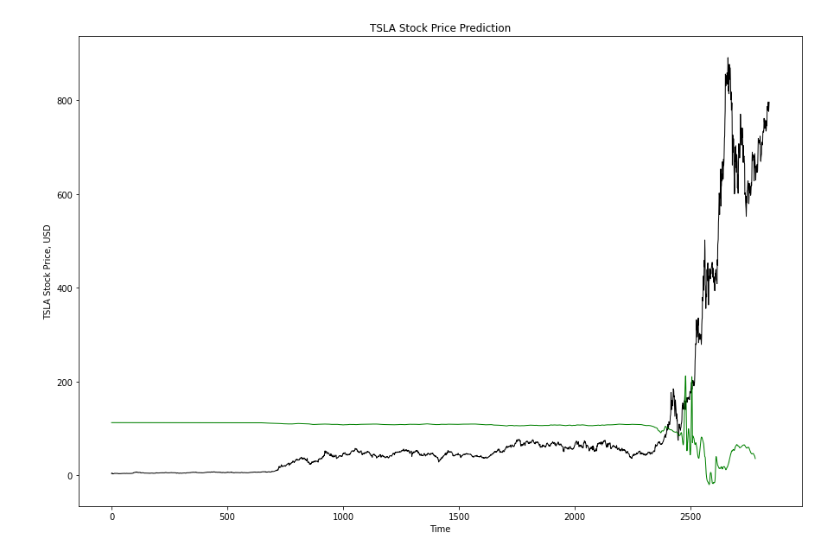
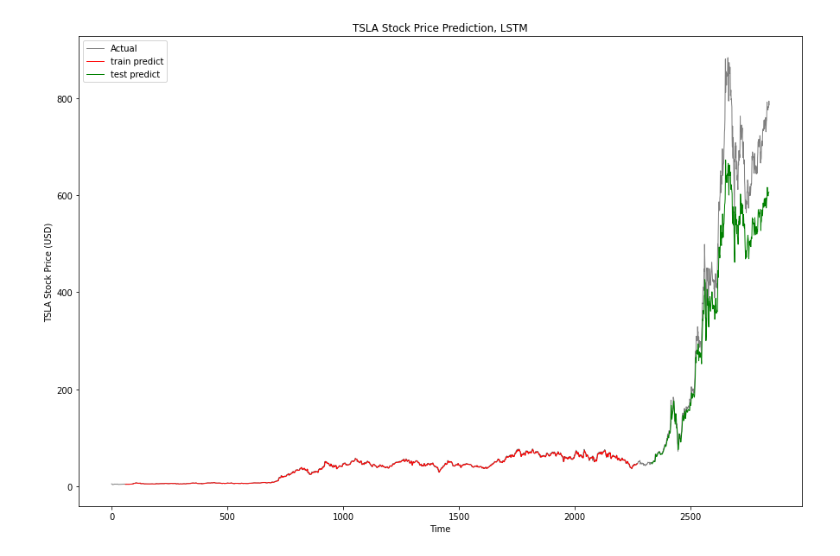
Before and after one commit to Diean233/171Group11, a Jupyter notebook: LSTM.ipynb, the cells around one changed output. Saved outputs shown, nothing was run; the diff lists cells and outputs as text; code cells hidden in the pictures.

```diff
--- a/LSTM.ipynb
+++ b/LSTM.ipynb
@@ -87,0 +50,9 @@ predicted_stock_price = sc.inverse_transform(predicted_stock_price)
+# %%
+optimizer = optimizers.Adam(learning_rate = 0.01)
+
+model.compile(loss = 'mean_squared_error', optimizer = optimizer)
+
+early_stop = EarlyStopping(monitor = 'val_loss', patience = 10, mode = 'auto', verbose = 1)
+
+history = model.fit(X_train, y_train, validation_data = (X_test, y_test), epochs = 100,
+                    batch_size = 64, verbose = 1, callbacks = [early_stop])
@@ -88,14 +77,32 @@ predicted_stock_price = sc.inverse_transform(predicted_stock_price)
+# %%
+##Predict
+train_pred = model.predict(X_train)
+test_pred = model.predict(X_test)
+
+# Invert transformation to get stock prices
+train_pred = sc.inverse_transform(train_pred)
+test_pred = sc.inverse_transform(test_pred)
 # %%
 ## Observed v. Predicted Results
+# Shift train prediction for plotting
+look_back = time_step
+train_pred_plot = np.empty_like(df)
+train_pred_plot[:, :] = np.nan
+train_pred_plot[look_back: len(train_pred) + look_back, :] = train_pred
 
-real_stock_price = df
+# Shift test prediction for plotting
+test_pred_plot = np.empty_like(df)
+test_pred_plot[:, :] = np.nan
+test_pred_plot[len(train_pred) + (look_back * 2) + 1: len(df) -1, :] = test_pred
 
-plt.figure(figsize=(15,10))
-plt.plot(real_stock_price, color = 'black', linewidth = 1, label = 'TSLA Stock Price')
-plt.plot(predicted_stock_price, color = 'green', linewidth = 1, label = 'TSLA Stock Price Prediction')
+plt.figure(figsize = (15, 10))
+plt.plot(sc.inverse_transform(df), color = 'gray', linewidth = 1, label = 'Actual')
+plt.plot(train_pred_plot, linewidth = 1, color = 'red', label = 'Train Predict')
+plt.plot(test_pred_plot, linewidth = 1, color = 'green', label = 'Test Predict')
+plt.legend()
 plt.xlabel('Time')
-plt.ylabel('TSLA Stock Price, USD')
-plt.title('TSLA Stock Price Prediction')
+plt.ylabel('TSLA Stock Price (USD)')
+plt.title('TSLA Stock Price Prediction, LSTM')
 plt.show()
 # %% [output]
-[figure, old version]
+[figure, new version]
```
Also changed, not shown: parts of 8 cells of this notebook.
